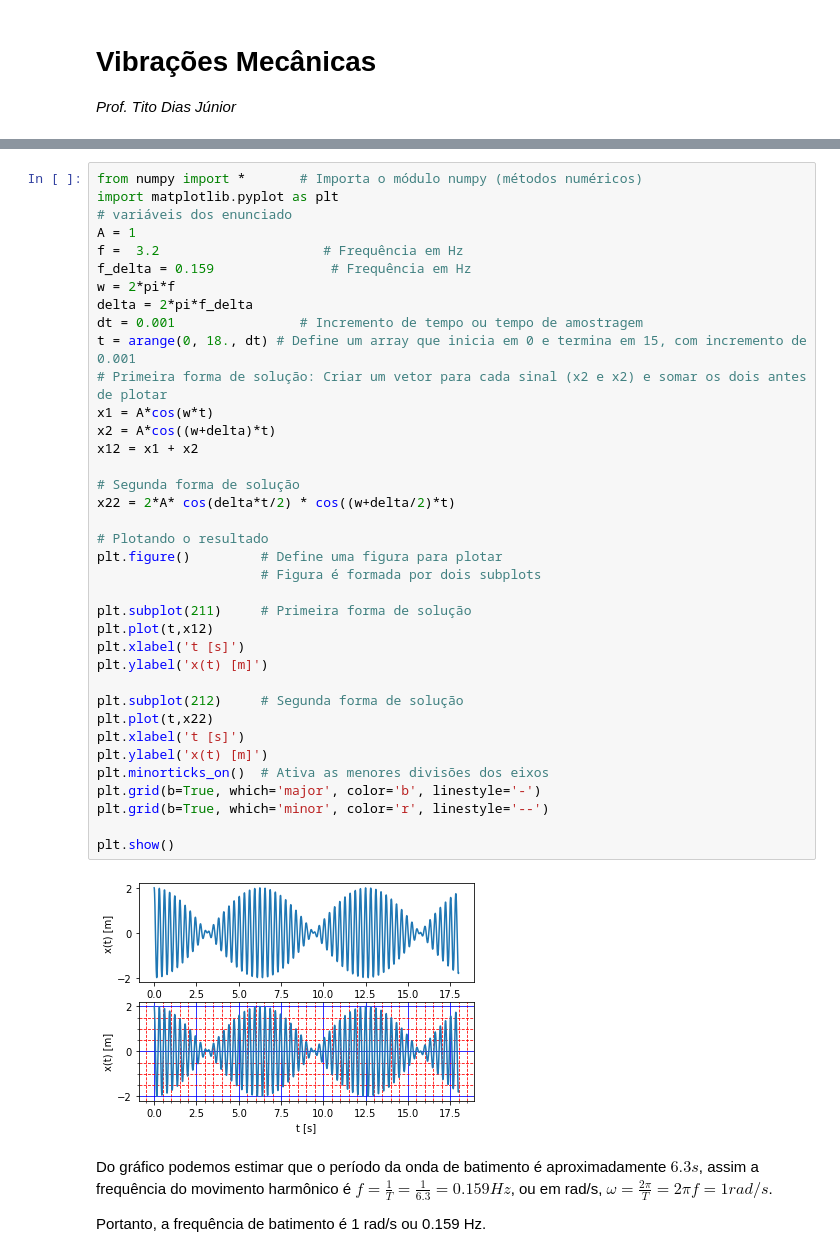
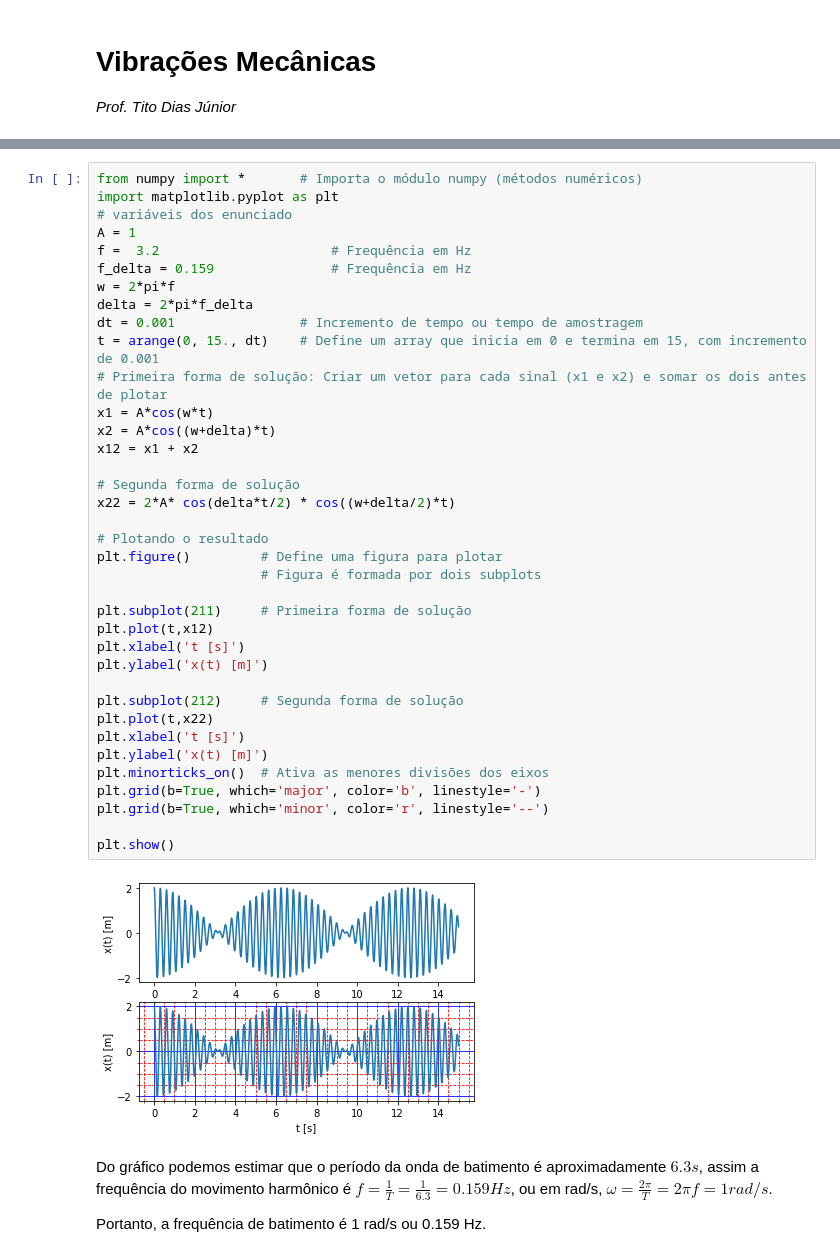
Before and after one commit to nuglock/Vibration, a Jupyter notebook: 01 Introduction.ipynb, the cells around one changed output, grey strips where cells are left out. Saved outputs shown, nothing was run; the diff lists cells and outputs as text.

```diff
--- a/01 Introduction.ipynb
+++ b/01 Introduction.ipynb
@@ -22,40 +22,40 @@ from numpy import *       # Importa o módulo numpy (métodos numéricos)
 import matplotlib.pyplot as plt
 # variáveis dos enunciado
 A = 1
-f =  3.2                     # Frequência em Hz
+f =  3.2                      # Frequência em Hz
 f_delta = 0.159               # Frequência em Hz
 w = 2*pi*f
 delta = 2*pi*f_delta
 dt = 0.001                # Incremento de tempo ou tempo de amostragem
-t = arange(0, 18., dt) # Define um array que inicia em 0 e termina em 15, com incremento de 0.001
-# Primeira forma de solução: Criar um vetor para cada sinal (x2 e x2) e somar os dois antes de plotar
+t = arange(0, 15., dt)    # Define um array que inicia em 0 e termina em 15, com incremento de 0.001
+# Primeira forma de solução: Criar um vetor para cada sinal (x1 e x2) e somar os dois antes de plotar
 x1 = A*cos(w*t)
 x2 = A*cos((w+delta)*t)
 x12 = x1 + x2
 
 # Segunda forma de solução
 x22 = 2*A* cos(delta*t/2) * cos((w+delta/2)*t)
 
 # Plotando o resultado
 plt.figure()         # Define uma figura para plotar
                      # Figura é formada por dois subplots
 
 plt.subplot(211)     # Primeira forma de solução
 plt.plot(t,x12)
 plt.xlabel('t [s]')
 plt.ylabel('x(t) [m]')
 
 plt.subplot(212)     # Segunda forma de solução
 plt.plot(t,x22)
 plt.xlabel('t [s]')
 plt.ylabel('x(t) [m]')
 plt.minorticks_on()  # Ativa as menores divisões dos eixos
 plt.grid(b=True, which='major', color='b', linestyle='-')
 plt.grid(b=True, which='minor', color='r', linestyle='--')
 
 plt.show()
 # %% [output]
-[figure, old version]
+[figure, new version]
 # %% [markdown]
 Do gráfico podemos estimar que o período da onda de batimento é aproximadamente $6.3 s$, assim a frequência do movimento harmônico é $f=\frac{1}{T}=\frac{1}{6.3}=0.159 Hz$, ou em rad/s, $\omega = \frac{2 \pi} {T} = 2 \pi f = 1 rad/s$.
 
```
Also changed, not shown: parts of 3 cells of this notebook.
